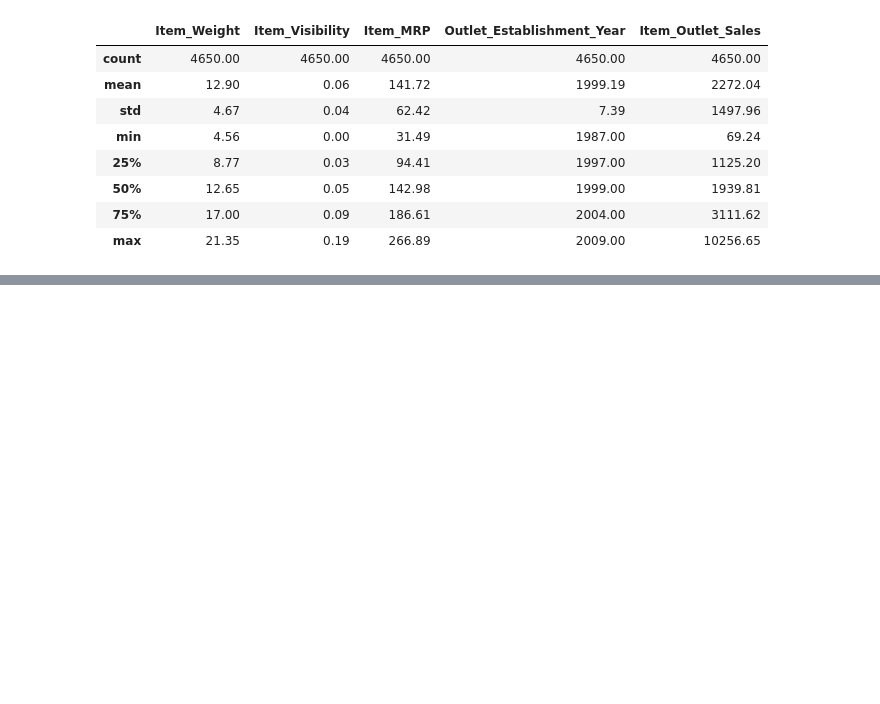
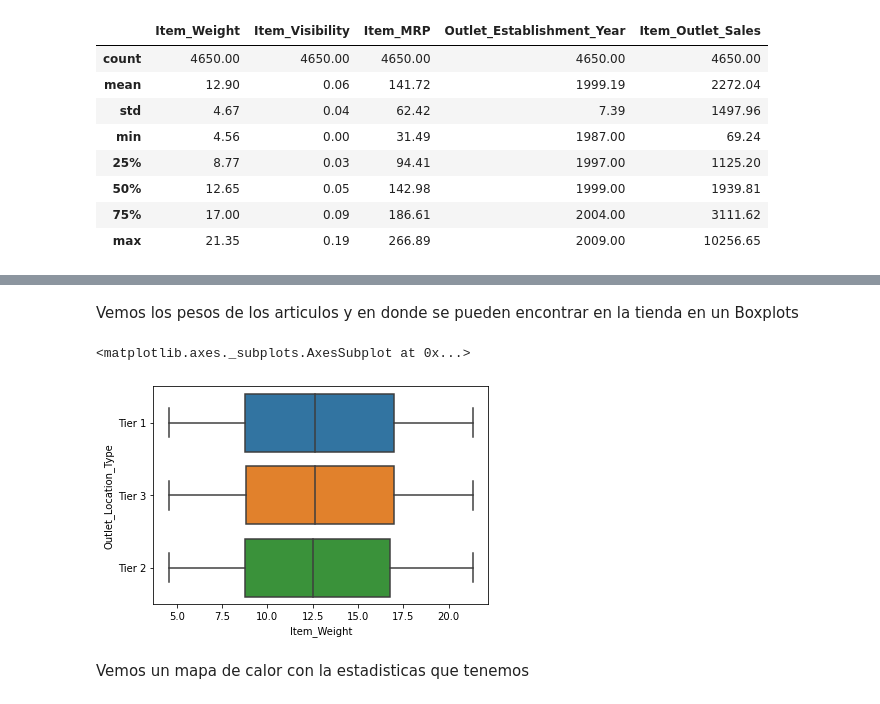
Before and after one commit to MiguelSalvatierra23/predicciones-de-ventas-alimenticias, a Jupyter notebook: predicciones_de_ventas_alimenticias.ipynb, the cells around one changed output, grey strips where cells are left out. Drawn from its saved outputs; the diff is of its cells as text; code cells hidden in the pictures; blank space fills up the shorter version.

```diff
--- a/predicciones_de_ventas_alimenticias.ipynb
+++ b/predicciones_de_ventas_alimenticias.ipynb
@@ -111,0 +124,9 @@ df.describe().round(2)
+# %% [markdown]
+Vemos los pesos de los articulos y en donde se pueden encontrar en la tienda en un Boxplots
+# %%
+sns.boxplot(x='Item_Weight', y='Outlet_Location_Type', data=df)
+# %% [output]
+<matplotlib.axes._subplots.AxesSubplot at 0x...>
+[figure, added]
+# %% [markdown]
+Vemos un mapa de calor con la estadisticas que tenemos
```
Also changed, not shown: parts of 7 cells of this notebook.
